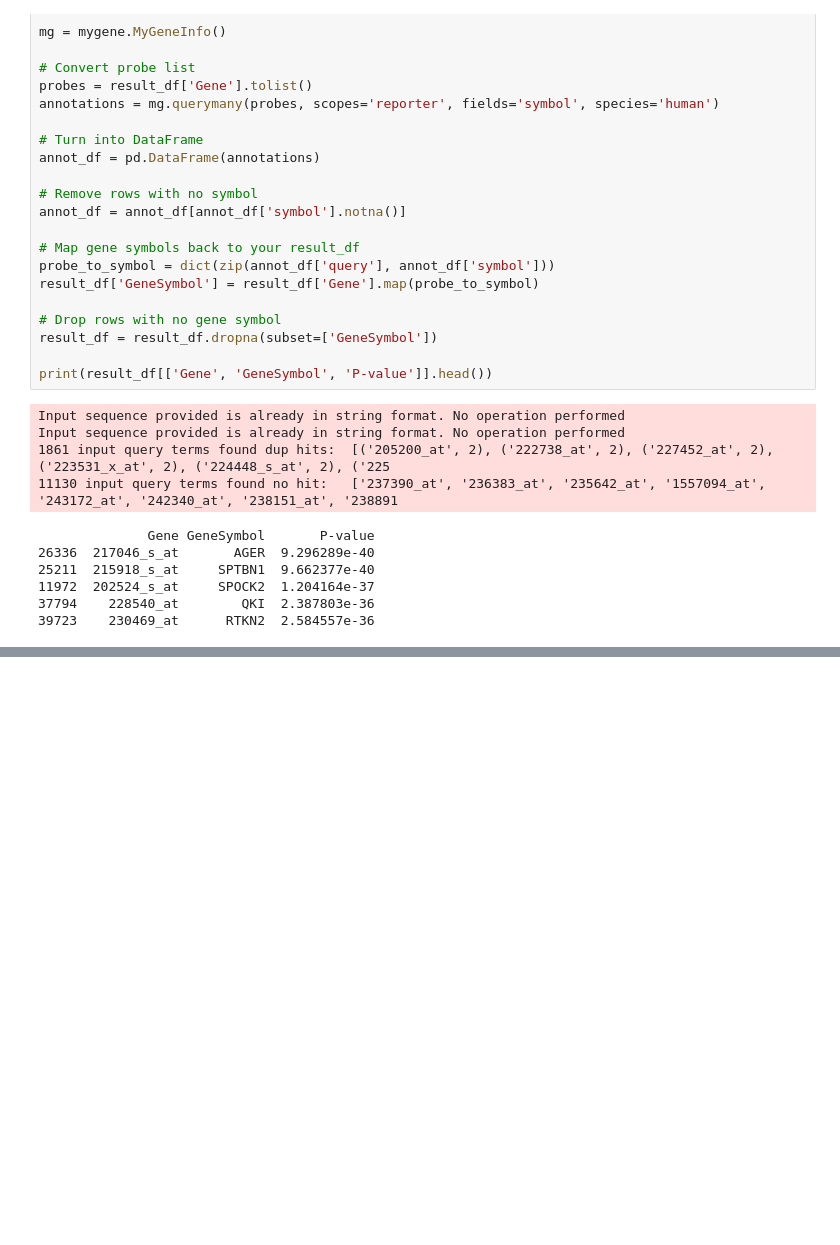
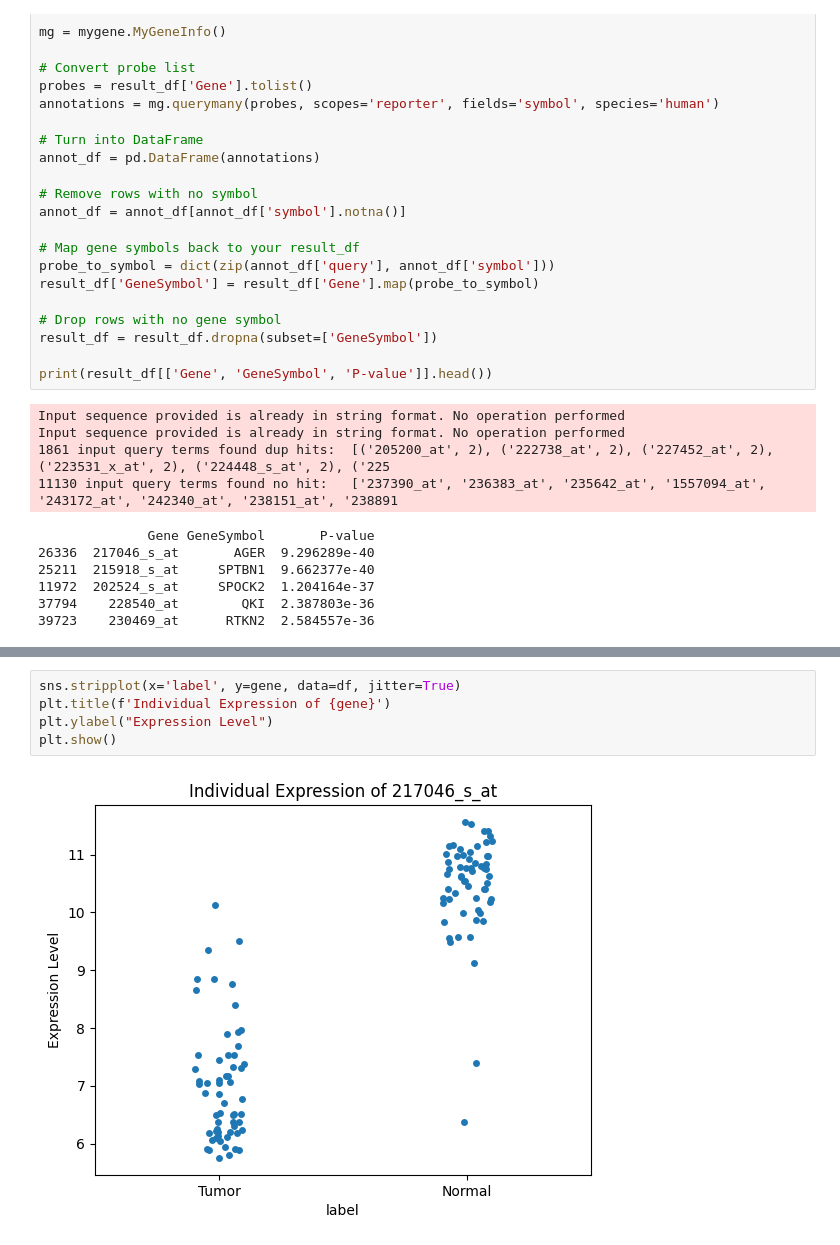
Before and after one commit to VarshithPawarHR/-Gene-Expression-Explorer, a Jupyter notebook: lung/test.ipynb, the cells around one changed output, grey strips where cells are left out. Drawn from its saved outputs; the diff is of its cells as text; blank space fills up the shorter version.

```diff
--- a/lung/test.ipynb
+++ b/lung/test.ipynb
@@ -142,0 +184,7 @@ Note: you may need to restart the kernel to use updated packages.
+# %%
+sns.stripplot(x='label', y=gene, data=df, jitter=True)
+plt.title(f'Individual Expression of {gene}')
+plt.ylabel("Expression Level")
+plt.show()
+# %% [output]
+[figure, added]
```
Also changed, not shown: parts of 25 cells of this notebook, 1 other file.
